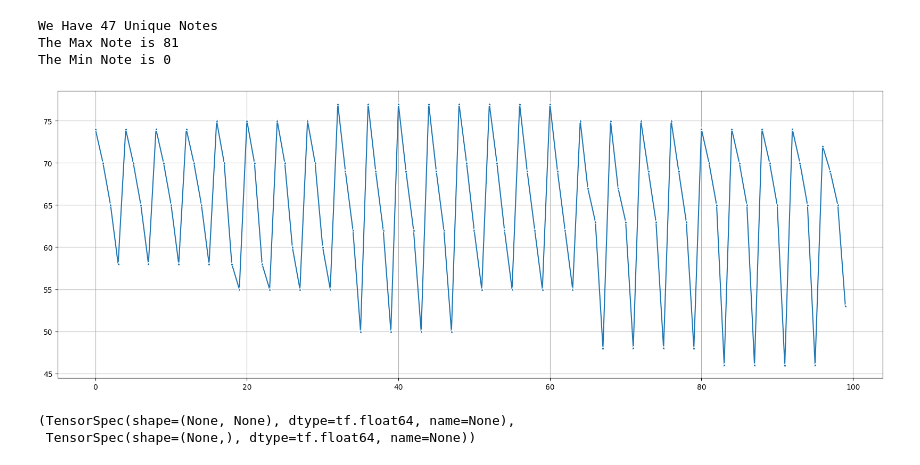
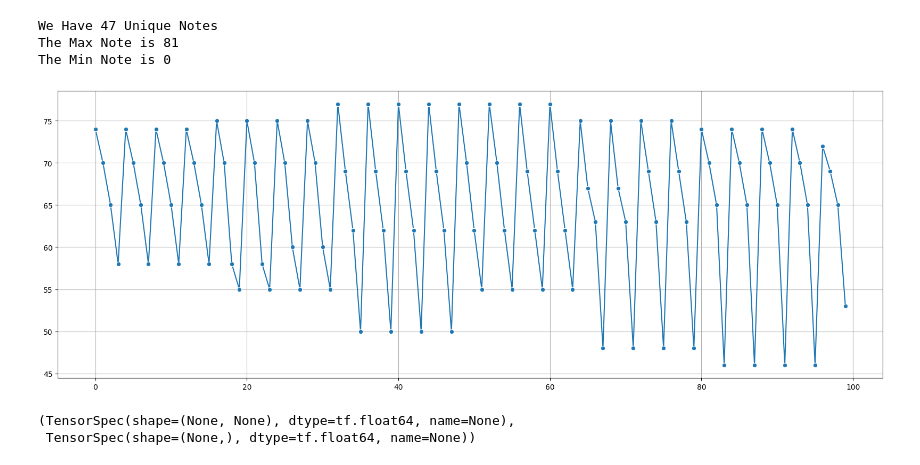
Before and after one commit to GeoNosX/Bach-Chorales-Project, a Jupyter notebook: Bach_chorales.ipynb, the cells around one changed output. Saved outputs shown, nothing was run; the diff lists cells and outputs as text; code cells hidden in the pictures.

```diff
--- a/Bach_chorales.ipynb
+++ b/Bach_chorales.ipynb
@@ -225,10 +225,10 @@ for item in (test_chorales):
   test_list= np.concat((test_list,np.reshape(item,(-1))),axis=0)
 # %%
 plt.figure(figsize=(20,7))
-sns.lineplot(train_list[0:100],marker='*')
+sns.lineplot(train_list[0:100],marker='o')
 plt.grid(True)
 # %% [output]
-[figure, old version]
+[figure, new version]
 # %%
 train_ds=tf.keras.preprocessing.timeseries_dataset_from_array(train_list,
                                                               sequence_length=128,
```
Also changed, not shown: parts of 4 cells of this notebook.
